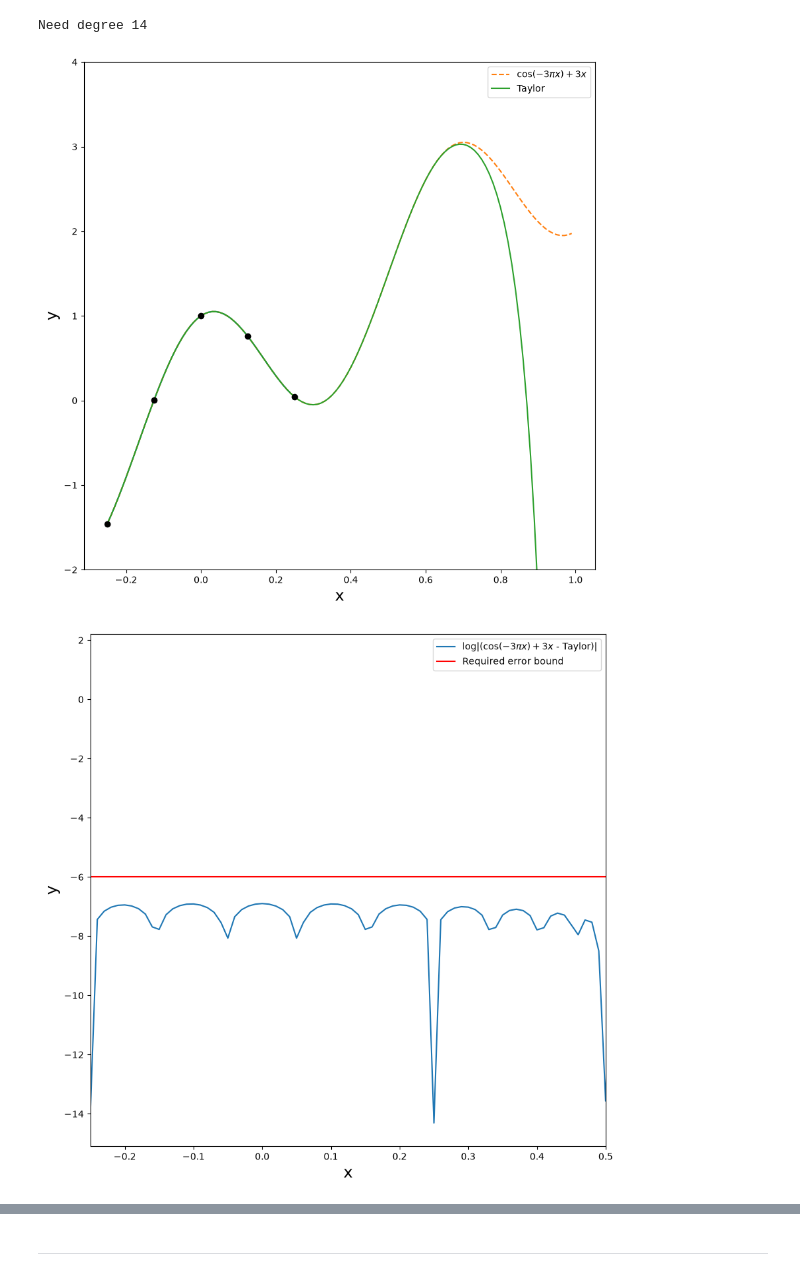
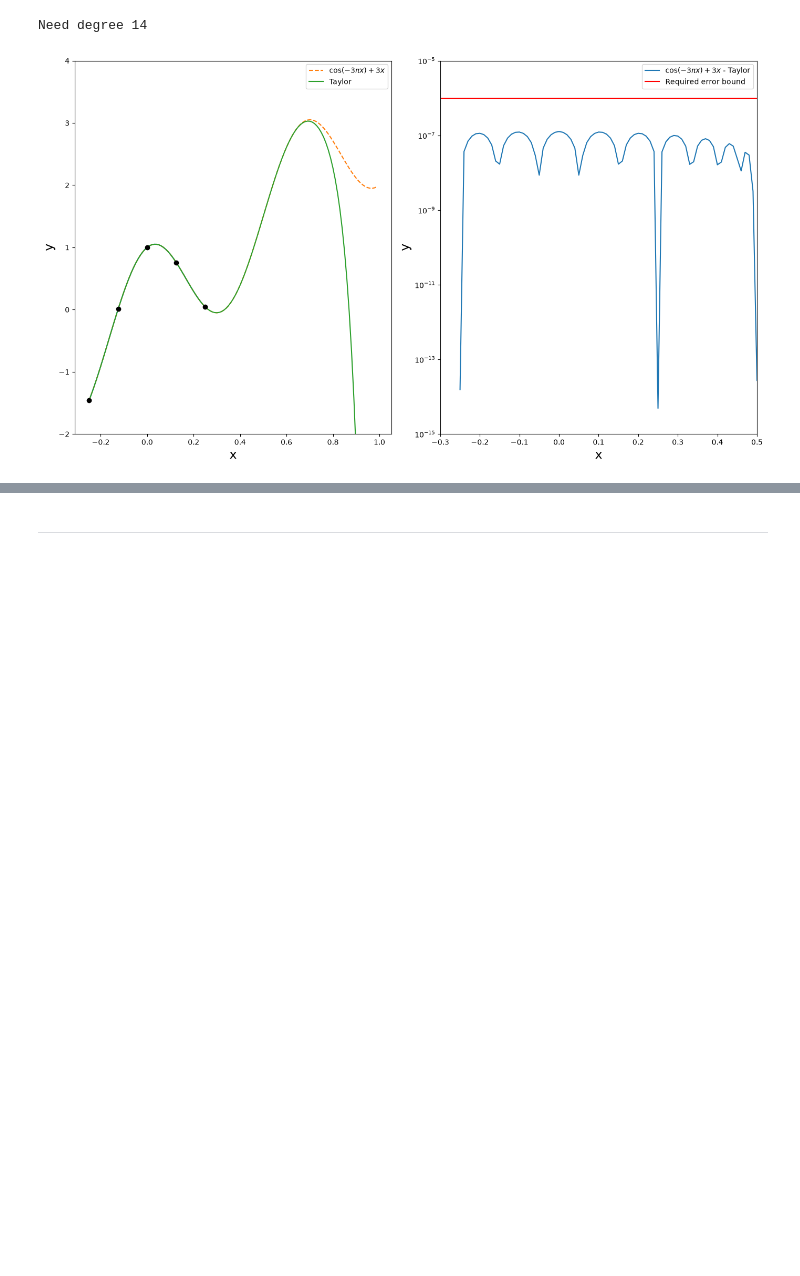
Before and after one commit to MarcusFri/NumAstro2026W_MarcusFrischherz_08225094, a Jupyter notebook: Exercise sheet_4.ipynb, the cells around one changed output, grey strips where cells are left out. Saved outputs shown, nothing was run; the diff lists cells and outputs as text; code cells hidden in the pictures; blank space fills up the shorter version.

Commit message:
some layout changes in Ex 4

```diff
--- a/Exercise sheet_4.ipynb
+++ b/Exercise sheet_4.ipynb
@@ -138,41 +138,44 @@ Need degree 14
 # %%
 def func(x):
     return np.cos(-3 * np.pi * x) + 3*x
 
 xi = np.arange(-0.25,1,0.01)
 xdum = np.arange(-0.25,0.25,0.01)
 x = np.array([-0.25,-0.125,0,0.125,0.25])
 y = np.cos(-3*np.pi*x) + 3*x
 ydum = np.cos(-3*np.pi*xdum) + 3*xdum
 yi = np.cos(-3*np.pi*xi) + 3*xi
 
 tayl = interpolate.approximate_taylor_polynomial(func, 0, 14, 0.5)
 #print(tayl)
 
-plt.figure(figsize=(10,10))
+plt.figure(figsize=(14,8))
+
+plt.subplot(1, 2, 1)
 plt.plot(xdum,ydum)
 plt.plot(xi,yi,'--', label=r'$\cos(-3 \pi x) + 3 x$')
 plt.plot(xi, tayl(xi), label='Taylor')
 plt.ylim(-2,4)
 plt.plot(x,y,'o',c='black')
 plt.xlabel('x',fontsize=17)
 plt.ylabel('y',fontsize=17)
 plt.legend()
-plt.show()
 
-plt.figure(figsize=(10, 10))
-plt.plot(xi, np.log10(abs(func(xi) - tayl(xi))),
-         label=r'$\log |(\cos(-3\pi x) + 3x$ - Taylor)|')
+plt.subplot(1, 2, 2)
+plt.plot(xi, abs(func(xi) - tayl(xi)),
+         label=r'$\cos(-3\pi x) + 3x$ - Taylor')
+plt.yscale('log')
 plt.xlabel('x', fontsize=17)
 plt.ylabel('y', fontsize=17)
-plt.axhline(-6, color='red', label='Required error bound')
-#plt.ylim(-1e-6, 1e-6)
-plt.xlim(-0.25, .5)
+plt.axhline(1e-6, color='red', label='Required error bound')
+plt.ylim(1e-15, 1e-5)
+plt.xlim(-0.3, .5)
 plt.legend()
+
+plt.tight_layout()
 plt.show()
 # %% [output]
-[figure, old version]
+[figure, new version]
-[figure, removed]
 # %%
 # replacement wrapper for the now deprecated approximate_taylor_polynomial
 
```
Also changed, not shown: parts of 1 cell of this notebook.
